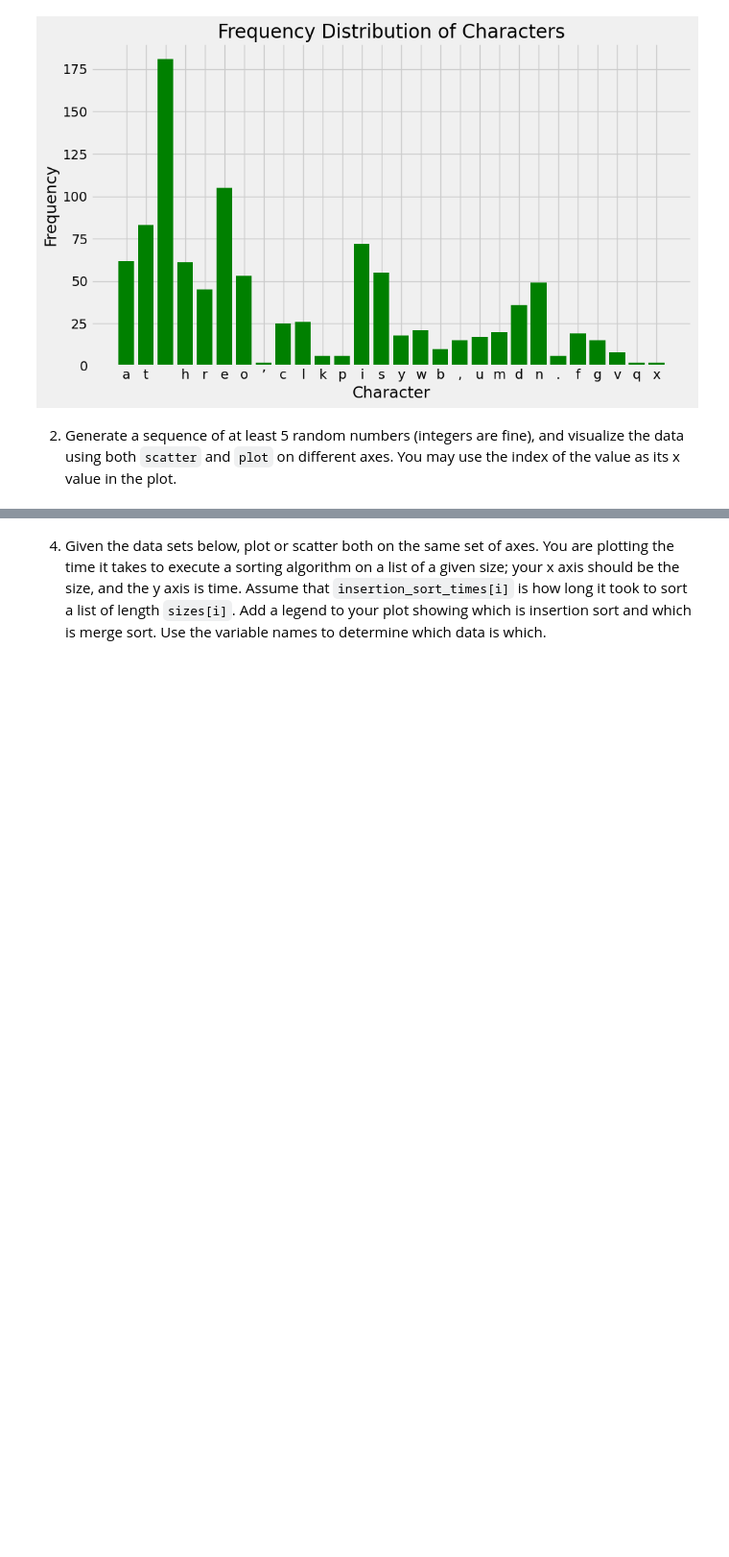
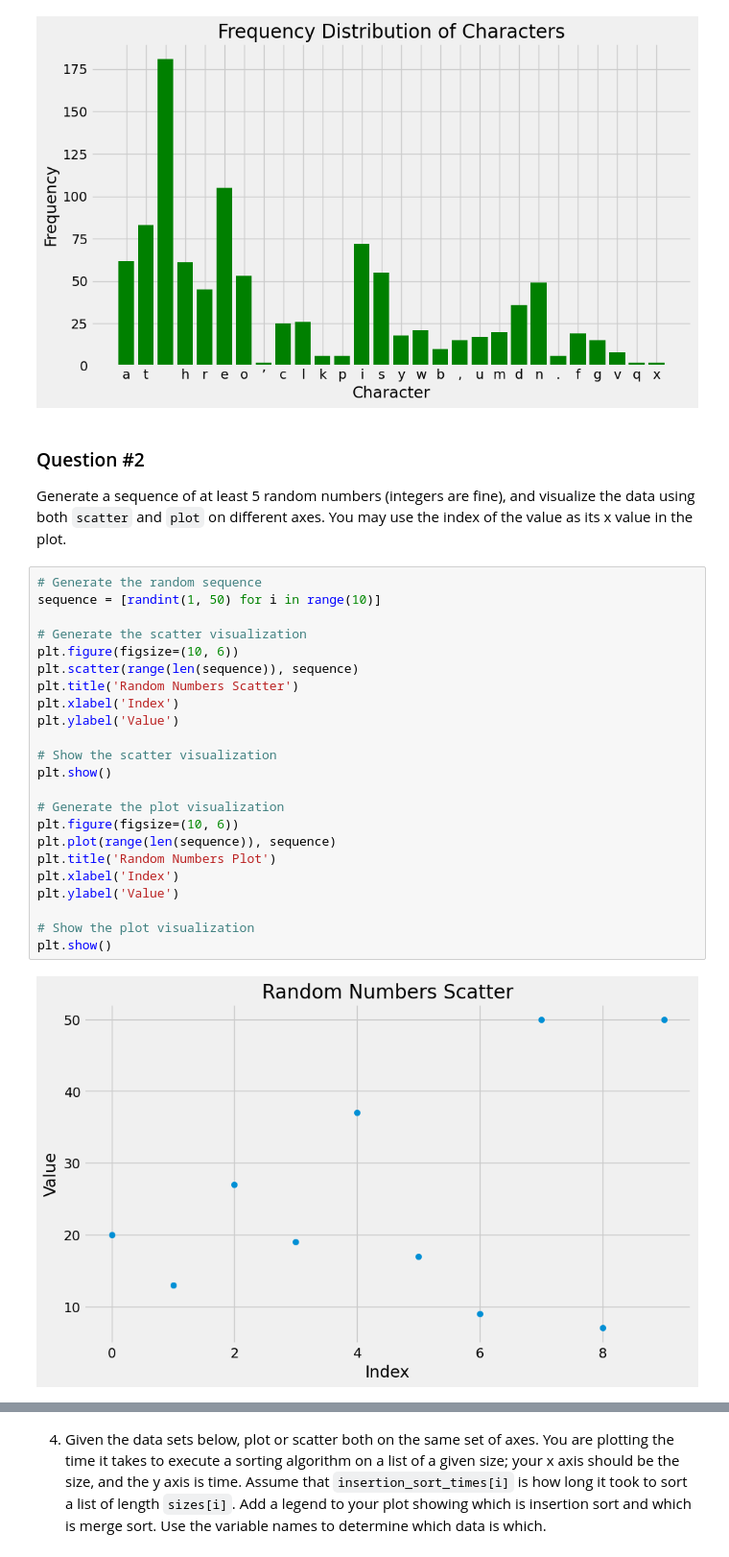
Before and after one commit to jakerood/pyplot, a Jupyter notebook: pyplot.ipynb, the cells around one changed output, grey strips where cells are left out. Shown at 96% size. Saved outputs shown, nothing was run; the diff lists cells and outputs as text; blank space fills up the shorter version.

Commit message:
Added scatter and plot visuals for Q2 and Q3

```diff
--- a/pyplot.ipynb
+++ b/pyplot.ipynb
@@ -75,4 +75,31 @@ plt.show()
 # %% [output]
 [figure]
 # %% [markdown]
-2. Generate a sequence of at least 5 random numbers (integers are fine), and visualize the data using both `scatter` and `plot` on different axes.  You may use the index of the value as its x value in the plot.
+### Question #2
+
+Generate a sequence of at least 5 random numbers (integers are fine), and visualize the data using both `scatter` and `plot` on different axes.  You may use the index of the value as its x value in the plot.
+# %%
+# Generate the random sequence
+sequence = [randint(1, 50) for i in range(10)]
+
+# Generate the scatter visualization
+plt.figure(figsize=(10, 6))
+plt.scatter(range(len(sequence)), sequence)
+plt.title('Random Numbers Scatter')
+plt.xlabel('Index')
+plt.ylabel('Value')
+
+# Show the scatter visualization
+plt.show()
+
+# Generate the plot visualization
+plt.figure(figsize=(10, 6))
+plt.plot(range(len(sequence)), sequence)
+plt.title('Random Numbers Plot')
+plt.xlabel('Index')
+plt.ylabel('Value')
+
+# Show the plot visualization
+plt.show()
+# %% [output]
+[figure, added]
```
Also changed, not shown: parts of 3 cells of this notebook.
